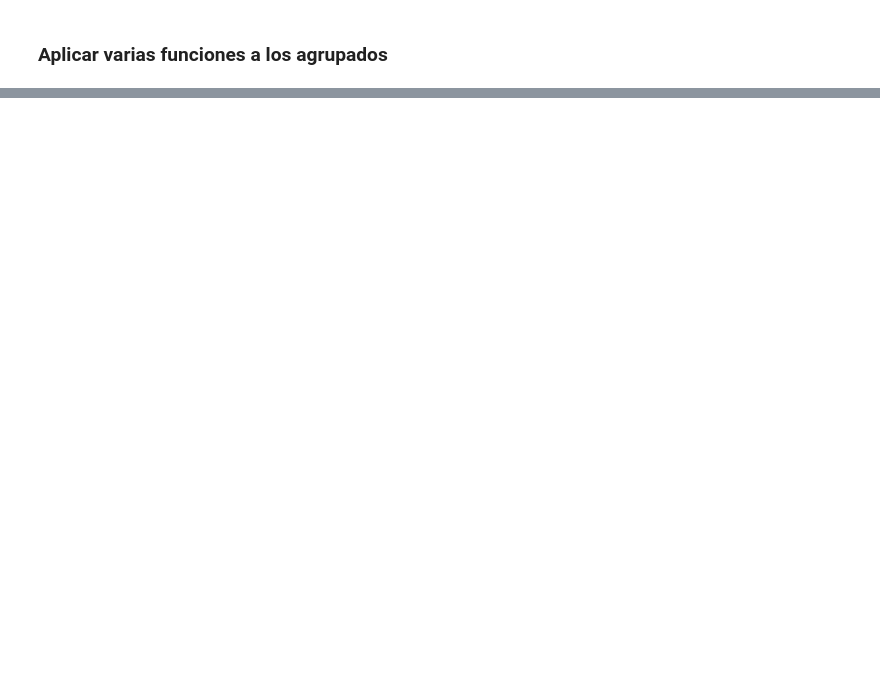
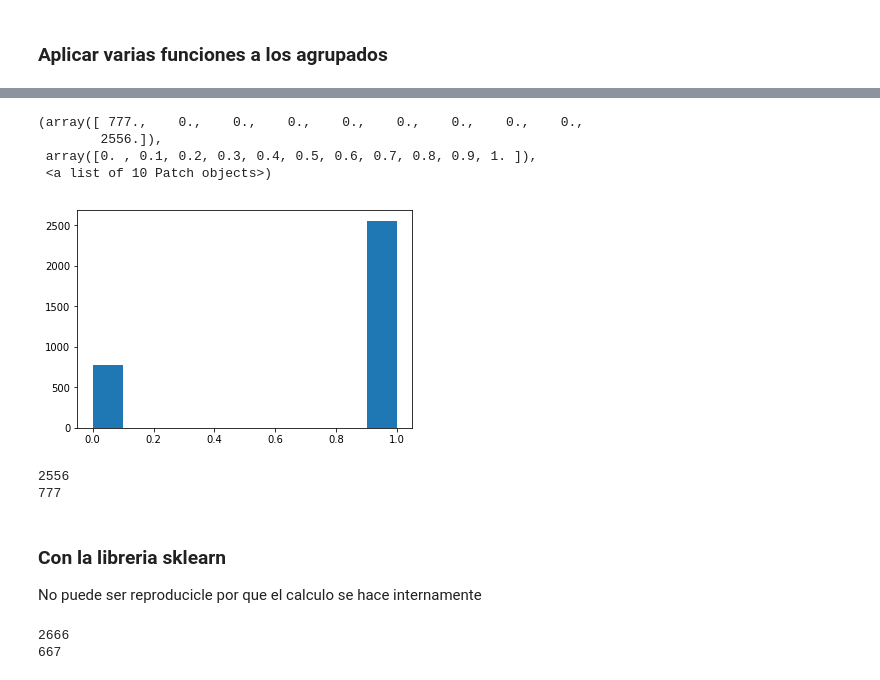
Before and after one commit to antoniosam/ml, a Jupyter notebook: notebooks/T2 - 3 - Data Cleaning - Agrupación de datos.ipynb, the cells around one changed output, grey strips where cells are left out. Saved outputs shown, nothing was run; the diff lists cells and outputs as text; code cells hidden in the pictures; blank space fills up the shorter version.

```diff
--- a/notebooks/T2 - 3 - Data Cleaning - Agrupación de datos.ipynb
+++ b/notebooks/T2 - 3 - Data Cleaning - Agrupación de datos.ipynb
@@ -288,0 +464,2 @@ double_group.aggregate([lambda x : np.mean(x)/ np.std(x)])
+# %%
+check = (a < 0.75)
@@ -288,0 +470,8 @@ double_group.aggregate([lambda x : np.mean(x)/ np.std(x)])
+# %%
+plt.hist(check.astype(int))
+# %% [output]
+(array([ 777.,    0.,    0.,    0.,    0.,    0.,    0.,    0.,    0.,
+        2556.]),
+ array([0. , 0.1, 0.2, 0.3, 0.4, 0.5, 0.6, 0.7, 0.8, 0.9, 1. ]),
+ <a list of 10 Patch objects>)
+[figure, added]
@@ -288,0 +481,9 @@ double_group.aggregate([lambda x : np.mean(x)/ np.std(x)])
+# %%
+print(len(training))
+print(len(testing))
+# %% [output]
+2556
+777
+# %% [markdown]
+### Con la libreria sklearn
+No puede ser reproducicle por que el calculo se hace internamente
@@ -288,0 +494,6 @@ double_group.aggregate([lambda x : np.mean(x)/ np.std(x)])
+# %%
+print(len(train))
+print(len(test))
+# %% [output]
+2666
+667
```
Also changed, not shown: parts of 59 cells of this notebook.
